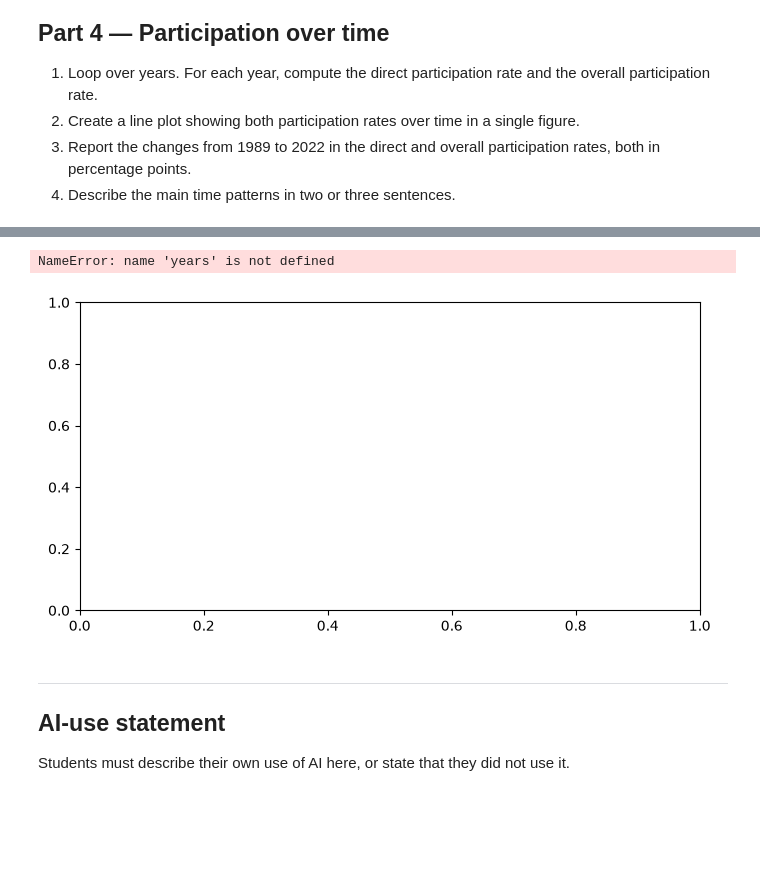
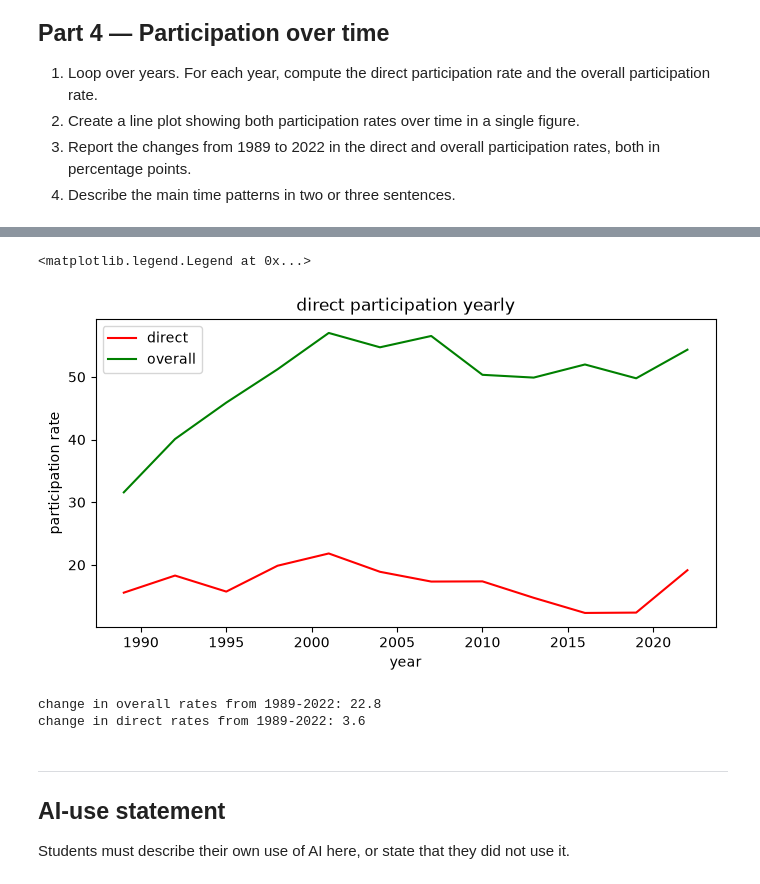
Before and after one commit to gddsbfy7hg-ux/Tech-2-assignment-3, a Jupyter notebook: assignment3.ipynb, the cells around one changed output, grey strips where cells are left out. Saved outputs shown, nothing was run; the diff lists cells and outputs as text; code cells hidden in the pictures; blank space fills up the shorter version.

```diff
--- a/assignment3.ipynb
+++ b/assignment3.ipynb
@@ -268,4 +282,18 @@ for year in years:
 # %%
+fig, ax = plt.subplots(figsize=(8, 4))
+ax.plot(years,direct_rates_yearly,color = "red",label = "direct")
+ax.plot(years,overall_rates_yearly,color = "green", label = "overall")
+ax.set_title("direct participation yearly")
+ax.set_xlabel("year")
+ax.set_ylabel("participation rate")
+ax.legend()
 # %% [output]
-NameError: name 'years' is not defined
+<matplotlib.legend.Legend at 0x...>
-[figure, old version]
+[figure, new version]
+# %%
+#Change in direct participation rates
+print("change in overall rates from 1989-2022:",round(overall_rates_yearly[-1]-overall_rates_yearly[0],1))
+print("change in direct rates from 1989-2022:",round(direct_rates_yearly[-1]-direct_rates_yearly[0],1))
+# %% [output]
+change in overall rates from 1989-2022: 22.8
+change in direct rates from 1989-2022: 3.6
```
Also changed, not shown: parts of 4 cells of this notebook.
